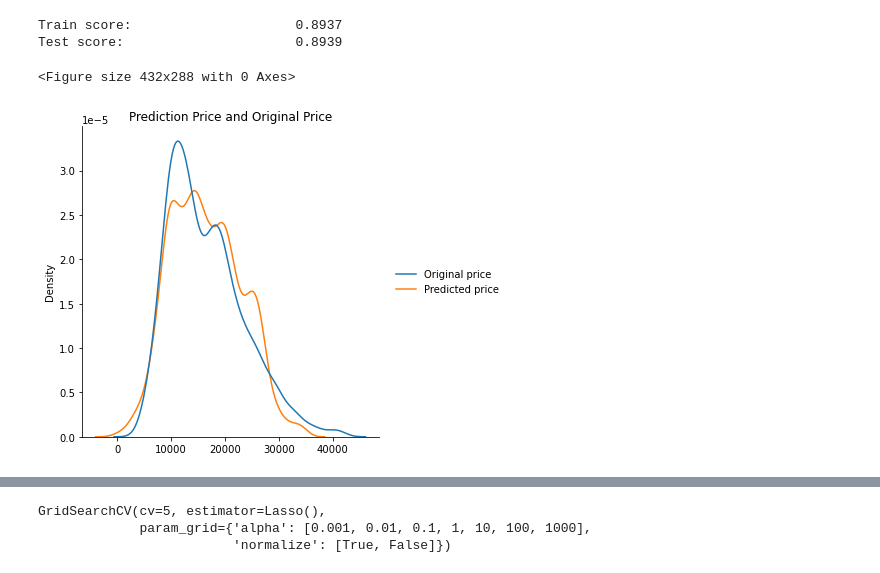
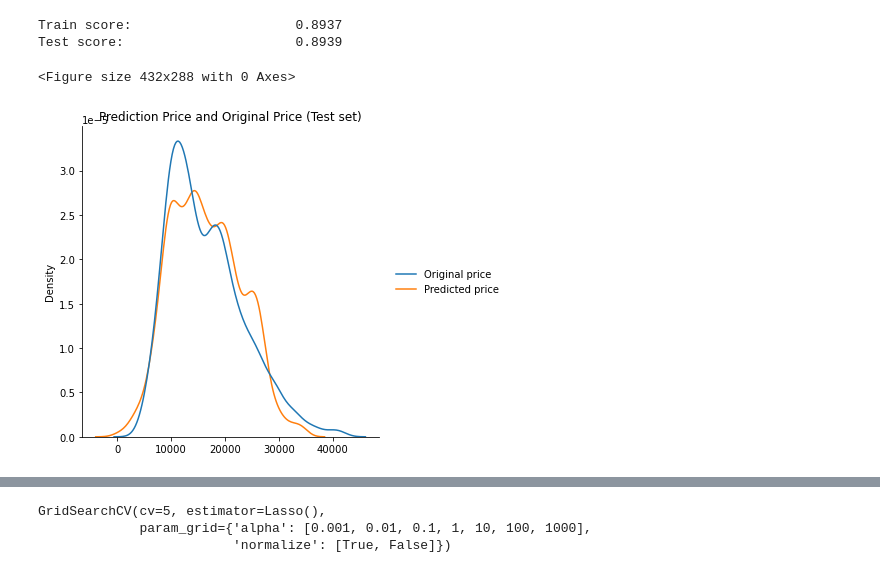
Before and after one commit to kai2128/DM_Assignment, a Jupyter notebook: algorithm/LinearRegression.ipynb, the cells around one changed output, grey strips where cells are left out. Drawn from its saved outputs; the diff is of its cells as text; code cells hidden in the pictures.

```diff
--- a/algorithm/LinearRegression.ipynb
+++ b/algorithm/LinearRegression.ipynb
@@ -27,10 +27,10 @@ train_test_report(lr)
 # %% [output]
 Train score:                     0.8937
 Test score:                      0.8939
-# %%
-plot_prediction_compare_ori(lr)
-# %% [output]
-<Figure size 432x288 with 0 Axes>
-[figure, removed]
+# %%
+plot_prediction_compare_ori(lr,title='Prediction Price and Original Price (Test set)')
+# %% [output]
+<Figure size 432x288 with 0 Axes>
+[figure, added]
 # %%
 # prediction on train data
```
Also changed, not shown: parts of 1 cell of this notebook, 1 other file.
